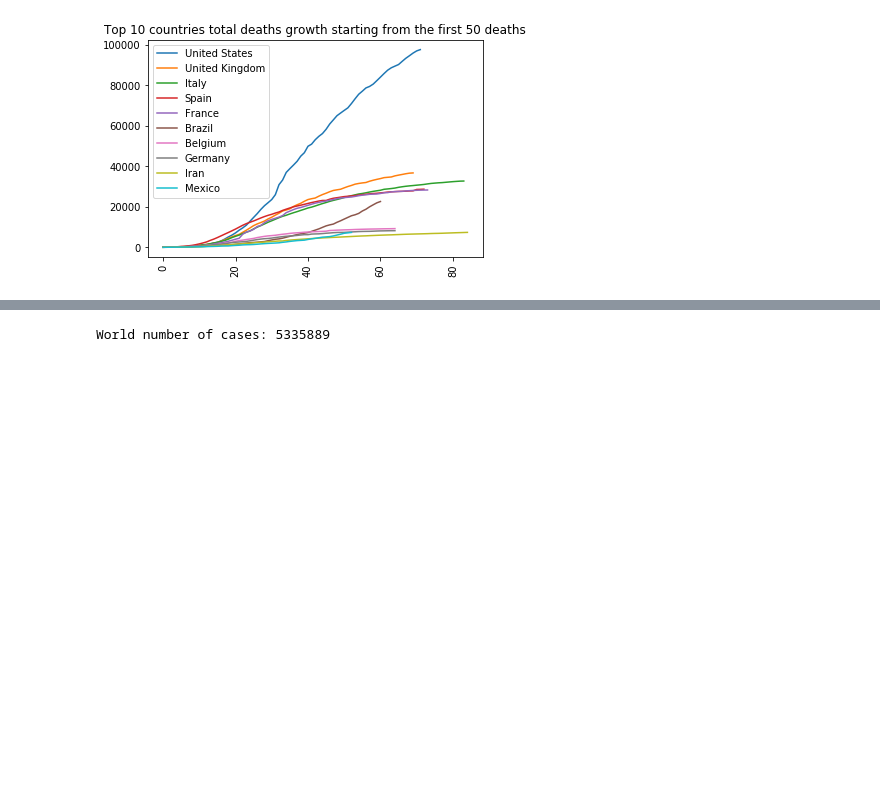
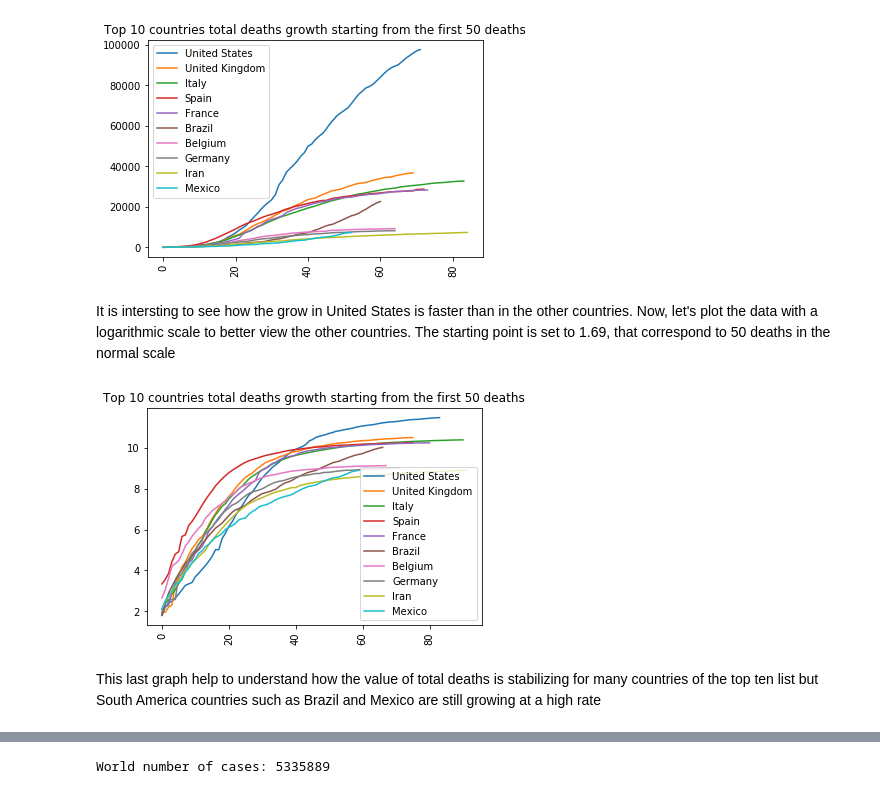
Before and after one commit to Mattia81/DataScienceForBusiness, a Jupyter notebook: COVID19_analysis/COVID19_analysis.ipynb, the cells around one changed output, grey strips where cells are left out. Saved outputs shown, nothing was run; the diff lists cells and outputs as text; code cells hidden in the pictures; blank space fills up the shorter version.

```diff
--- a/COVID19_analysis/COVID19_analysis.ipynb
+++ b/COVID19_analysis/COVID19_analysis.ipynb
@@ -520,5 +289,21 @@ plotGrowthDataFromFirstCases(df_total_deaths, top_10_total_deaths['Country'], 'T
                             50)
 # %% [output]
 [figure]
+# %% [markdown]
+It is intersting to see how the grow in United States is faster than in the other countries. Now, let's plot the data with a logarithmic scale to better view the other countries. The starting point is set to 1.69, that correspond to 50 deaths in the normal scale
+# %%
+df_total_deaths_log = df_total_deaths.copy()
+df_total_deaths_log['Total deaths'] = df_total_deaths_log['Total deaths'].replace(0, 1)
+df_total_deaths_log['Total deaths'] = np.log(df_total_deaths_log['Total deaths'])
+df_total_deaths_log
+
+#plot the graph
+plotGrowthDataFromFirstCases(df_total_deaths_log, top_10_total_deaths['Country'], 'Total deaths',
+                            'Top 10 countries total deaths growth starting from the first 50 deaths',
+                            1.69)
+# %% [output]
+[figure, added]
+# %% [markdown]
+This last graph help to understand how the value of total deaths is stabilizing for many countries of the top ten list but South America countries such as Brazil and Mexico are still growing at a high rate
 # %% [markdown]
 The same procedure is used for confirmed cases.
```
Also changed, not shown: parts of 93 cells of this notebook.
